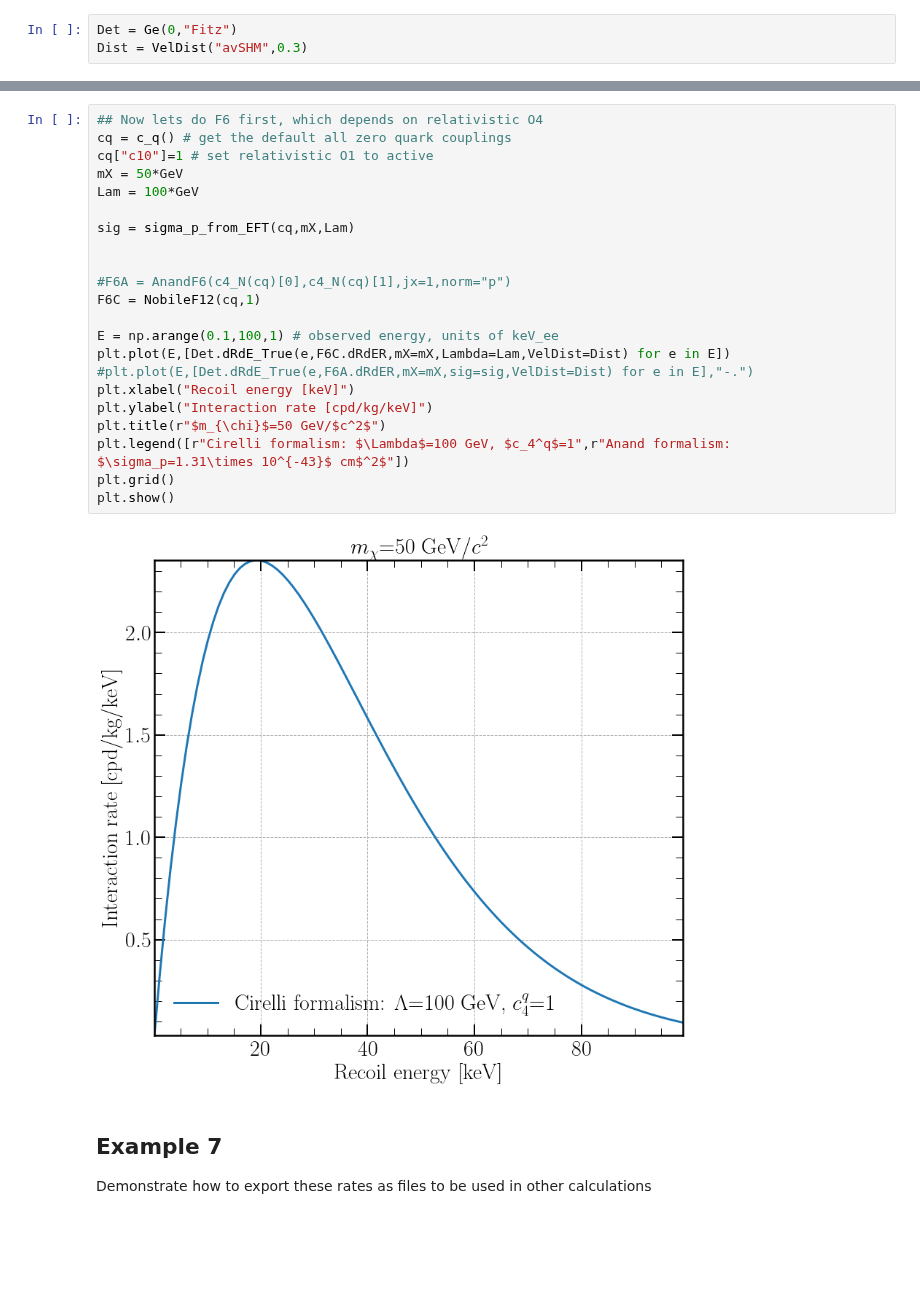
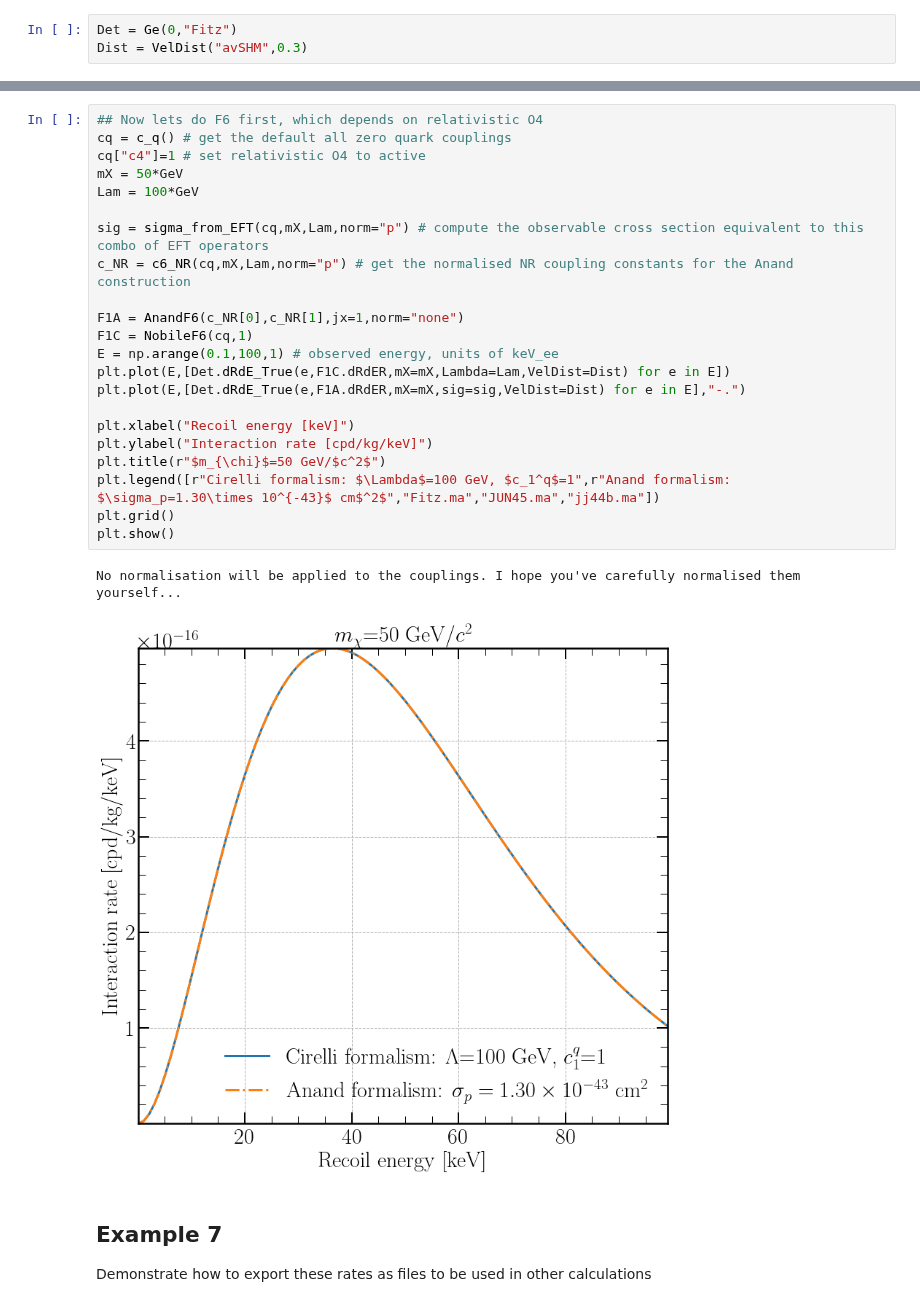
Before and after one commit to mjzurowski/sgm, a Jupyter notebook: Demo.ipynb, the cells around one changed output, grey strips where cells are left out. Saved outputs shown, nothing was run; the diff lists cells and outputs as text; blank space fills up the shorter version.

Commit message:
fixes for the normalisation of couplings derived from relativistic operators for Anand construction

```diff
--- a/Demo.ipynb
+++ b/Demo.ipynb
@@ -190,27 +191,28 @@ Normalising wrt the proton coupling. Make sure to use proton cross section for E
 # %%
 ## Now lets do F6 first, which depends on relativistic O4
 cq = c_q() # get the default all zero quark couplings
-cq["c10"]=1 # set relativistic O1 to active
+cq["c4"]=1 # set relativistic O4 to active
 mX = 50*GeV
 Lam = 100*GeV
 
-sig = sigma_p_from_EFT(cq,mX,Lam)
+sig = sigma_from_EFT(cq,mX,Lam,norm="p") # compute the observable cross section equivalent to this combo of EFT operators
+c_NR = c6_NR(cq,mX,Lam,norm="p") # get the normalised NR coupling constants for the Anand construction
 
+F1A = AnandF6(c_NR[0],c_NR[1],jx=1,norm="none")
+F1C = NobileF6(cq,1)
+E = np.arange(0.1,100,1) # observed energy, units of keV_ee
+plt.plot(E,[Det.dRdE_True(e,F1C.dRdER,mX=mX,Lambda=Lam,VelDist=Dist) for e in E])
+plt.plot(E,[Det.dRdE_True(e,F1A.dRdER,mX=mX,sig=sig,VelDist=Dist) for e in E],"-.")
 
-#F6A = AnandF6(c4_N(cq)[0],c4_N(cq)[1],jx=1,norm="p")
-F6C = NobileF12(cq,1)
-
-E = np.arange(0.1,100,1) # observed energy, units of keV_ee
-plt.plot(E,[Det.dRdE_True(e,F6C.dRdER,mX=mX,Lambda=Lam,VelDist=Dist) for e in E])
-#plt.plot(E,[Det.dRdE_True(e,F6A.dRdER,mX=mX,sig=sig,VelDist=Dist) for e in E],"-.")
 plt.xlabel("Recoil energy [keV]")
 plt.ylabel("Interaction rate [cpd/kg/keV]")
 plt.title(r"$m_{\chi}$=50 GeV/$c^2$")
-plt.legend([r"Cirelli formalism: $\Lambda$=100 GeV, $c_4^q$=1",r"Anand formalism: $\sigma_p=1.31\times 10^{-43}$ cm$^2$"])
+plt.legend([r"Cirelli formalism: $\Lambda$=100 GeV, $c_1^q$=1",r"Anand formalism: $\sigma_p=1.30\times 10^{-43}$ cm$^2$","Fitz.ma","JUN45.ma","jj44b.ma"])
 plt.grid()
 plt.show()
 # %% [output]
+No normalisation will be applied to the couplings. I hope you've carefully normalised them yourself...
-[figure, old version]
+[figure, new version]
 # %% [markdown]
 ## Example 7
 Demonstrate how to export these rates as files to be used in other calculations
```
Also changed, not shown: parts of 3 cells of this notebook, 2 other files.
